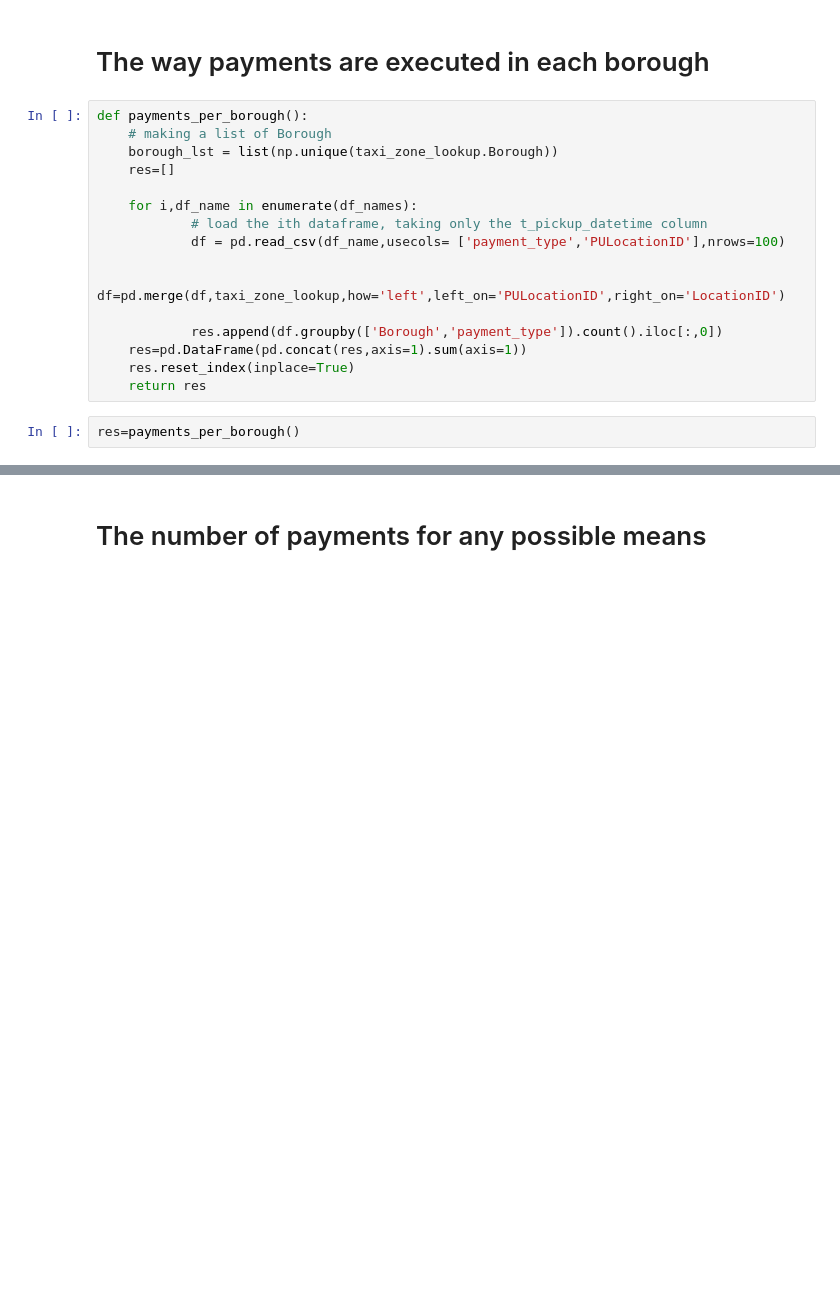
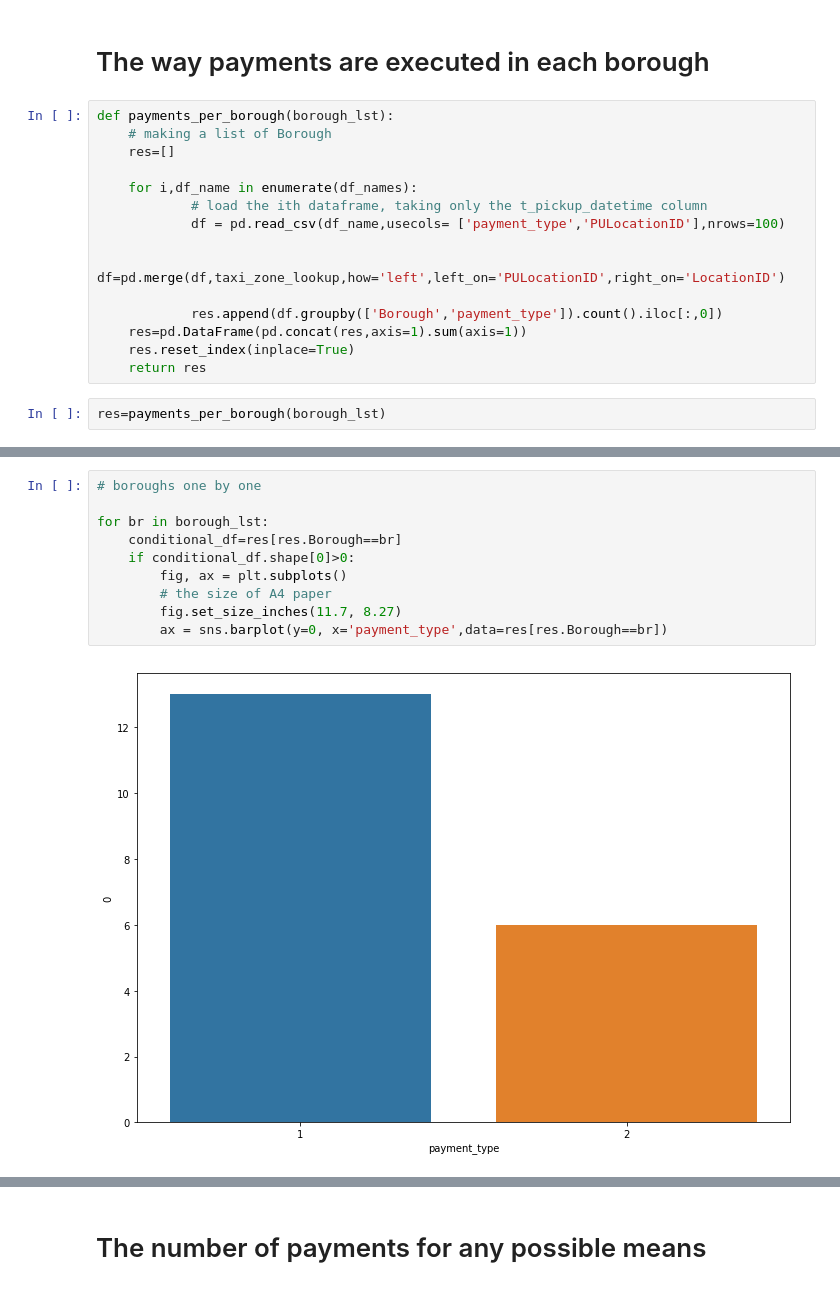
Before and after one commit to dusicastepic/ADMSecondHomework, a Jupyter notebook: RQ4.ipynb, the cells around one changed output, grey strips where cells are left out. Drawn from its saved outputs; the diff is of its cells as text; blank space fills up the shorter version.

```diff
--- a/RQ4.ipynb
+++ b/RQ4.ipynb
@@ -25,9 +29,8 @@ taxi_zone_lookup = pd.read_csv('data/taxi_zone_lookup.csv')
 # %% [markdown]
 # The way payments are executed in each borough
 # %%
-def payments_per_borough():
+def payments_per_borough(borough_lst):
     # making a list of Borough
-    borough_lst = list(np.unique(taxi_zone_lookup.Borough))
     res=[]
 
     for i,df_name in enumerate(df_names):
@@ -41,4 +44,4 @@ def payments_per_borough():
     res.reset_index(inplace=True)
     return res
 # %%
-res=payments_per_borough()
+res=payments_per_borough(borough_lst)
@@ -49,3 +67,15 @@ fig.set_size_inches(11.7, 8.27)
 ax = sns.barplot(y=0, x='payment_type',data=res,hue='Borough')
 # %% [output]
 [figure]
+# %%
+# boroughs one by one
+
+for br in borough_lst:
+    conditional_df=res[res.Borough==br]
+    if conditional_df.shape[0]>0:
+        fig, ax = plt.subplots()
+        # the size of A4 paper
+        fig.set_size_inches(11.7, 8.27)
+        ax = sns.barplot(y=0, x='payment_type',data=res[res.Borough==br])
+# %% [output]
+[figure, added]
```
Also changed, not shown: parts of 15 cells of this notebook.
